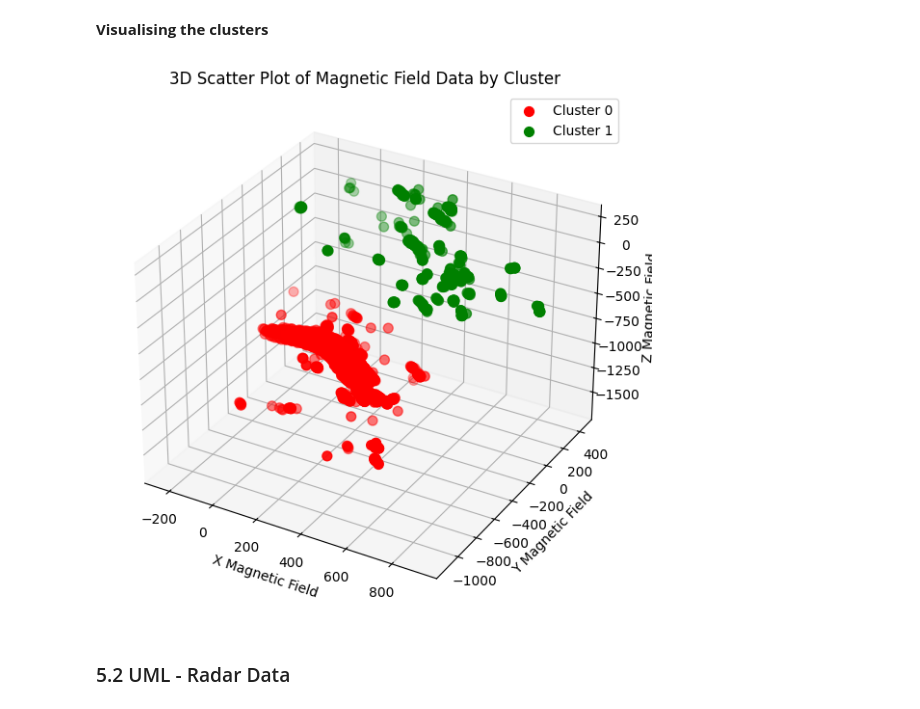
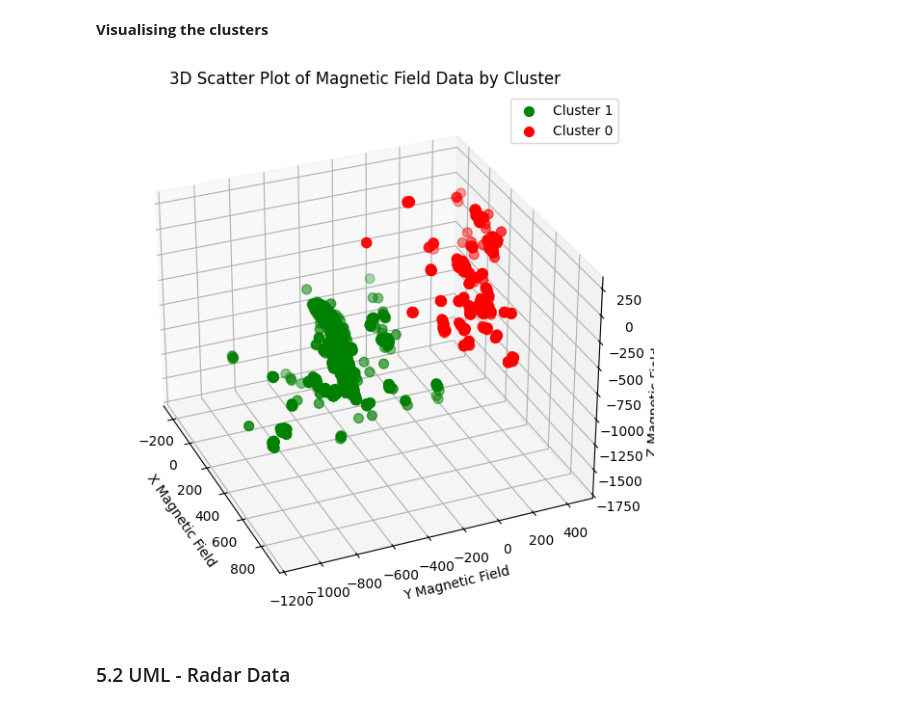
Before and after one commit to annikaijak/2nd_semester_project, a Jupyter notebook: notebooks/eda/EDA_building.ipynb, the cells around one changed output. Cells and saved outputs as stored; diff of their text form; code cells hidden in the pictures.

```diff
--- a/notebooks/eda/EDA_building.ipynb
+++ b/notebooks/eda/EDA_building.ipynb
@@ -559,25 +531,38 @@ plt.show()
 # %%
 # Convert 'time' column to datetime if it's not already in datetime format
-df['time'] = pd.to_datetime(df['time'])
+df_combined_full['time'] = pd.to_datetime(df_combined_full['time'])
 
 # Specify the date and time range
-specific_date = '2024-03-01'
-start_time = '09:00:00'
-end_time = '15:00:00'
+specific_date = '2024-03-20'
+start_time = '16:00:00'
+end_time = '20:00:00'
 
 # Filter the DataFrame for the specific date and time range
-df_specific_time_range = df[(df['time'].dt.date == pd.to_datetime(specific_date).date()) &
-                            (df['time'].dt.time >= pd.to_datetime(start_time).time()) &
-                            (df['time'].dt.time <= pd.to_datetime(end_time).time())]
+df_specific_time_range = df_combined_full[(df_combined_full['time'].dt.date == pd.to_datetime(specific_date).date()) &
+                            (df_combined_full['time'].dt.time >= pd.to_datetime(start_time).time()) &
+                            (df_combined_full['time'].dt.time <= pd.to_datetime(end_time).time())]
+
+# Selecting the columns to be normalized
+data_to_normalize = df_specific_time_range[['x', 'y', 'z']]
+
+# Applying StandardScaler
+scaler = StandardScaler()
+normalized_data = scaler.fit_transform(data_to_normalize)
+
+# Adding normalized data back to the DataFrame
+df_specific_time_range[['x', 'y', 'z']] = normalized_data
 
 # Plotting
 plt.figure(figsize=(10, 6))
-plt.plot(df_specific_time_range['time'], df_specific_time_range['x'], color='blue', marker='o', linestyle='-')
-plt.title(f'Values of x for {specific_date} from {start_time} to {end_time}')
+plt.plot(df_specific_time_range['time'], df_specific_time_range['x'], label='x (normalized)', color='blue', marker='o', linestyle='-')
+plt.plot(df_specific_time_range['time'], df_specific_time_range['y'], label='y (normalized)', color='red', marker='x', linestyle='--')
+plt.plot(df_specific_time_range['time'], df_specific_time_range['z'], label='z (normalized)', color='green', marker='s', linestyle='-.')
+plt.title(f'Normalized values of x, y, z for {specific_date} from {start_time} to {end_time}')
 plt.xlabel('Time')
-plt.ylabel('x')
+plt.ylabel('Normalized Values')
 plt.xticks(rotation=45)
 plt.grid(True)
+plt.legend()
 plt.tight_layout()
 plt.show()
 # %% [output]
@@ -770,24 +632,32 @@ plt.show()
 # %%
 fig = plt.figure(figsize=(10, 7))
 ax = fig.add_subplot(111, projection='3d')
 
 # List of colors, ensure you have enough colors for your clusters
 colors = ['r', 'g', 'b', 'y', 'c', 'm', 'orange', 'pink', 'lightblue', 'lightgreen']
 
+# Convert the 'mag_cluster' column to a categorical type and then to integer codes
+df_combined_full['mag_cluster_encoded'] = df_combined_full['mag_cluster'].astype('category').cat.codes
+
 # Loop through each cluster
-for i in mag['mag_cluster'].unique():
+for i in df_combined_full['mag_cluster_encoded'].unique():
     # Extract data points belonging to the current cluster
-    cluster_data = mag[mag['mag_cluster'] == i]
+    cluster_data = df_combined_full[df_combined_full['mag_cluster_encoded'] == i]
     ax.scatter(cluster_data['x'], cluster_data['y'], cluster_data['z'], s=50, color=colors[i], label=f'Cluster {i}')
 
 ax.set_xlabel('X Magnetic Field')
 ax.set_ylabel('Y Magnetic Field')
 ax.set_zlabel('Z Magnetic Field')
 ax.set_title('3D Scatter Plot of Magnetic Field Data by Cluster')
 ax.legend()
+
+# Set the view angle
+ax.view_init(elev=30, azim=-23
+)
+
 plt.show()
 # %% [output]
-[figure, old version]
+[figure, new version]
 # %% [markdown]
 ### 5.2 UML - Radar Data
 # %%
```
Also changed, not shown: parts of 105 cells of this notebook, 5 other files.
